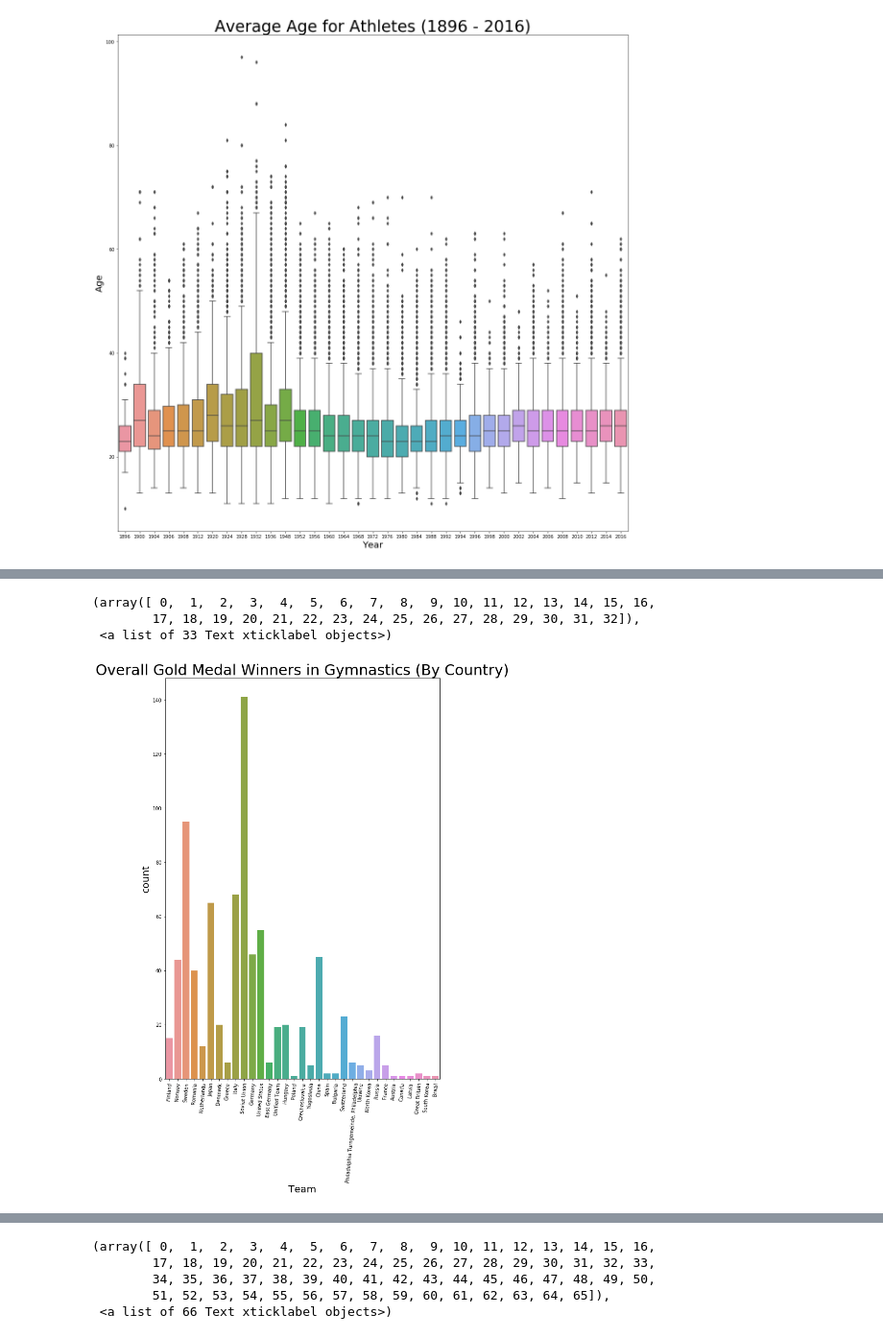
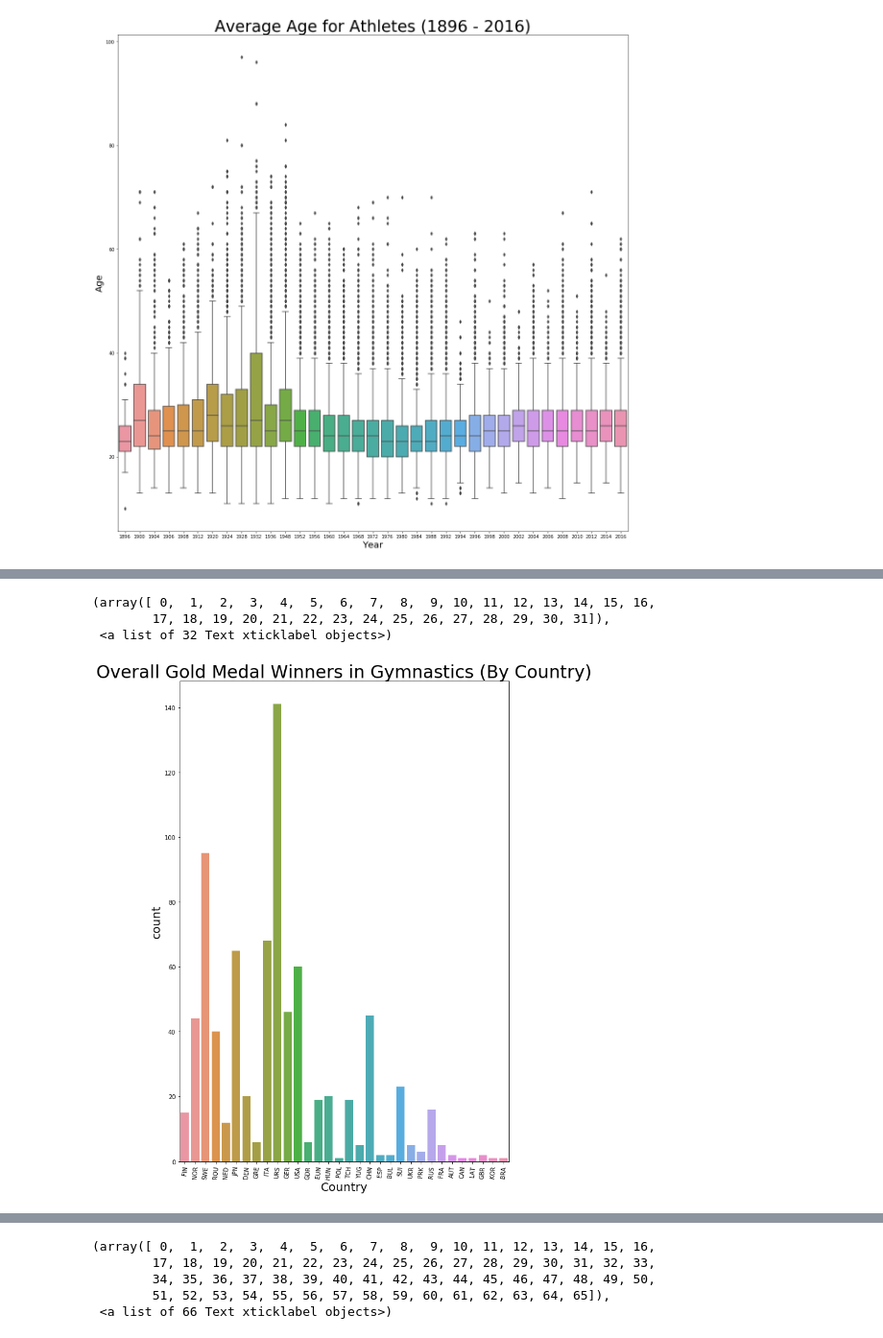
Before and after one commit to thoros2018/UNCC_Project-1, a Jupyter notebook: Athletic_Events Final Exploration and Analysis.ipynb, the cells around one changed output, grey strips where cells are left out. Shown at 96% size. Drawn from its saved outputs; the diff is of its cells as text; code cells hidden in the pictures.

```diff
--- a/Athletic_Events Final Exploration and Analysis.ipynb
+++ b/Athletic_Events Final Exploration and Analysis.ipynb
@@ -267,13 +292,13 @@ winners=athlete_drop_medal[athlete_drop_medal.Medal=='Gold']
 # %%
 gymnastics_winners=winners[winners.Sport=='Gymnastics']
 plt.figure(figsize=(10, 15))
-sns.countplot(x="Team", data=gymnastics_winners)
+sns.countplot(x="Country", data=gymnastics_winners)
 plt.title('Overall Gold Medal Winners in Gymnastics (By Country)', fontsize = 30)
 plt.savefig("Images_gymnastic_gold.png")
 plt.xticks(rotation=85)
 # %% [output]
 (array([ 0,  1,  2,  3,  4,  5,  6,  7,  8,  9, 10, 11, 12, 13, 14, 15, 16,
-        17, 18, 19, 20, 21, 22, 23, 24, 25, 26, 27, 28, 29, 30, 31, 32]),
- <a list of 33 Text xticklabel objects>)
+        17, 18, 19, 20, 21, 22, 23, 24, 25, 26, 27, 28, 29, 30, 31]),
+ <a list of 32 Text xticklabel objects>)
-[figure, old version]
+[figure, new version]
 # %%
```
Also changed, not shown: parts of 22 cells of this notebook.
